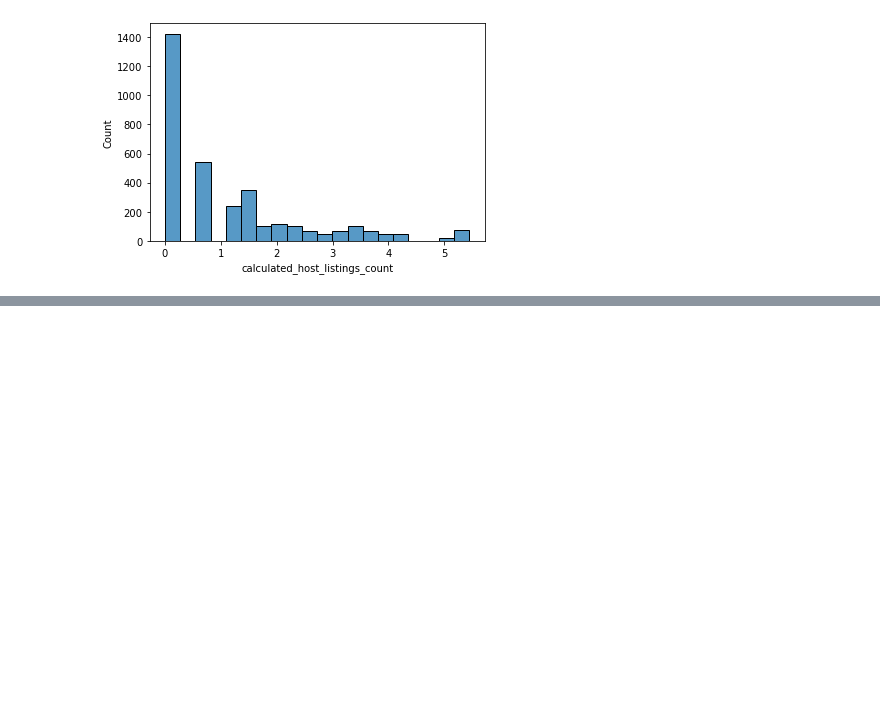
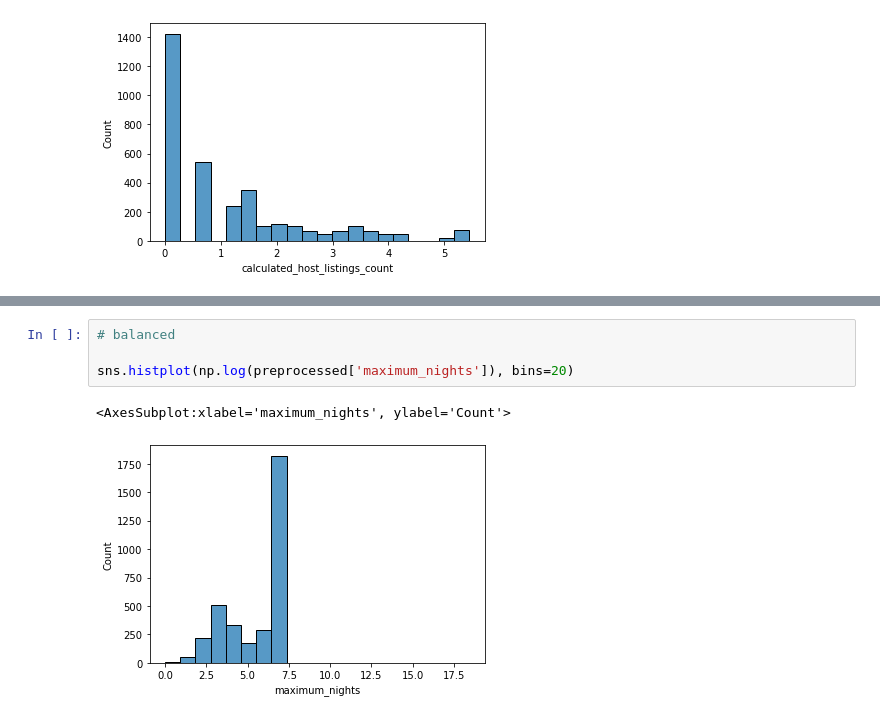
Before and after one commit to B-bori/AI-Project_Freshman, a Jupyter notebook: (전처리, EDA 최종) AIrbnb analysis preprocessing_20201205.ipynb, the cells around one changed output, grey strips where cells are left out. Saved outputs shown, nothing was run; the diff lists cells and outputs as text; blank space fills up the shorter version.

```diff
--- a/(전처리, EDA 최종) AIrbnb analysis preprocessing_20201205.ipynb
+++ b/(전처리, EDA 최종) AIrbnb analysis preprocessing_20201205.ipynb
@@ -503,0 +549,7 @@ sns.histplot(np.log(preprocessed['calculated_host_listings_count']), bins=20)
+# %%
+# balanced
+
+sns.histplot(np.log(preprocessed['maximum_nights']), bins=20)
+# %% [output]
+<AxesSubplot:xlabel='maximum_nights', ylabel='Count'>
+[figure, added]
```
Also changed, not shown: parts of 11 cells of this notebook.
